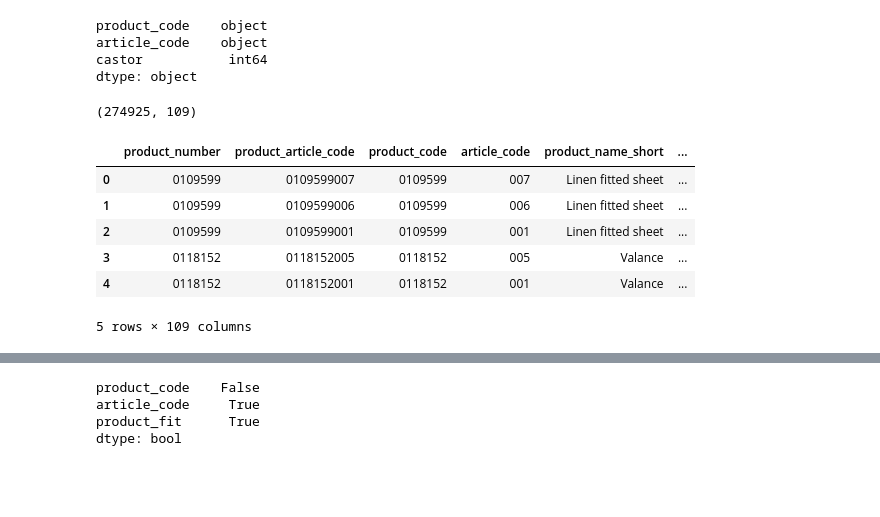
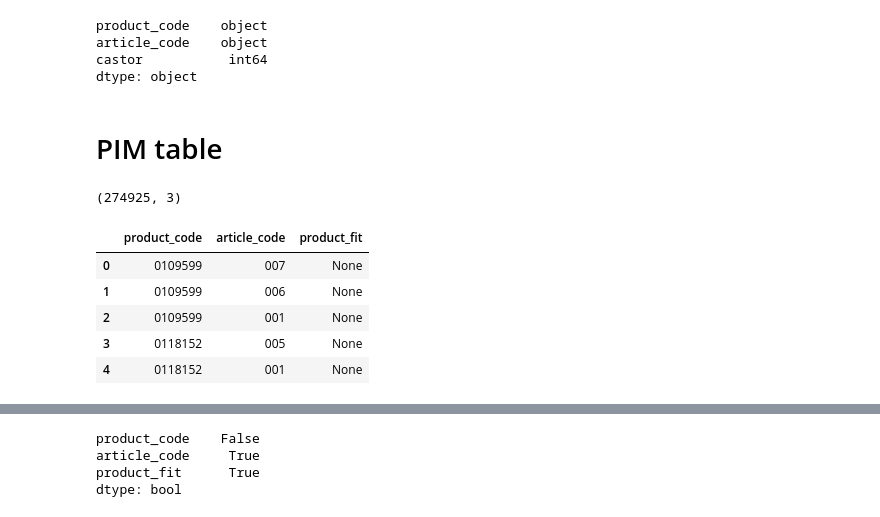
Before and after one commit to karanrampal/distributed-gcp, a Jupyter notebook: notebooks/create_dataset.ipynb, the cells around one changed output, grey strips where cells are left out. Saved outputs shown, nothing was run; the diff lists cells and outputs as text; code cells hidden in the pictures; blank space fills up the shorter version.

```diff
--- a/notebooks/create_dataset.ipynb
+++ b/notebooks/create_dataset.ipynb
@@ -113,16 +120,18 @@ product_code    object
 article_code    object
 castor           int64
 dtype: object
+# %% [markdown]
+# PIM table
 # %%
-pim = pd.read_parquet("dim_pim")
+pim = pd.read_parquet("gs://hdl-tables/dim/dim_pim",
+                      columns=["product_code", "article_code", "product_fit"])
 print(pim.shape)
 pim.head()
 # %% [output]
-(274925, 109)
+(274925, 3)
-|  | product_number | product_article_code | product_code | article_code | product_name_short | ... |
-| 0 | 0109599 | 0109599007 | 0109599 | 007 | Linen fitted sheet | ... |
-| 1 | 0109599 | 0109599006 | 0109599 | 006 | Linen fitted sheet | ... |
-| 2 | 0109599 | 0109599001 | 0109599 | 001 | Linen fitted sheet | ... |
-| 3 | 0118152 | 0118152005 | 0118152 | 005 | Valance | ... |
-| 4 | 0118152 | 0118152001 | 0118152 | 001 | Valance | ... |
+|  | product_code | article_code | product_fit |
+| 0 | 0109599 | 007 | None |
+| 1 | 0109599 | 006 | None |
+| 2 | 0109599 | 001 | None |
+| 3 | 0118152 | 005 | None |
+| 4 | 0118152 | 001 | None |
-5 rows × 109 columns
```
Also changed, not shown: parts of 33 cells of this notebook.
